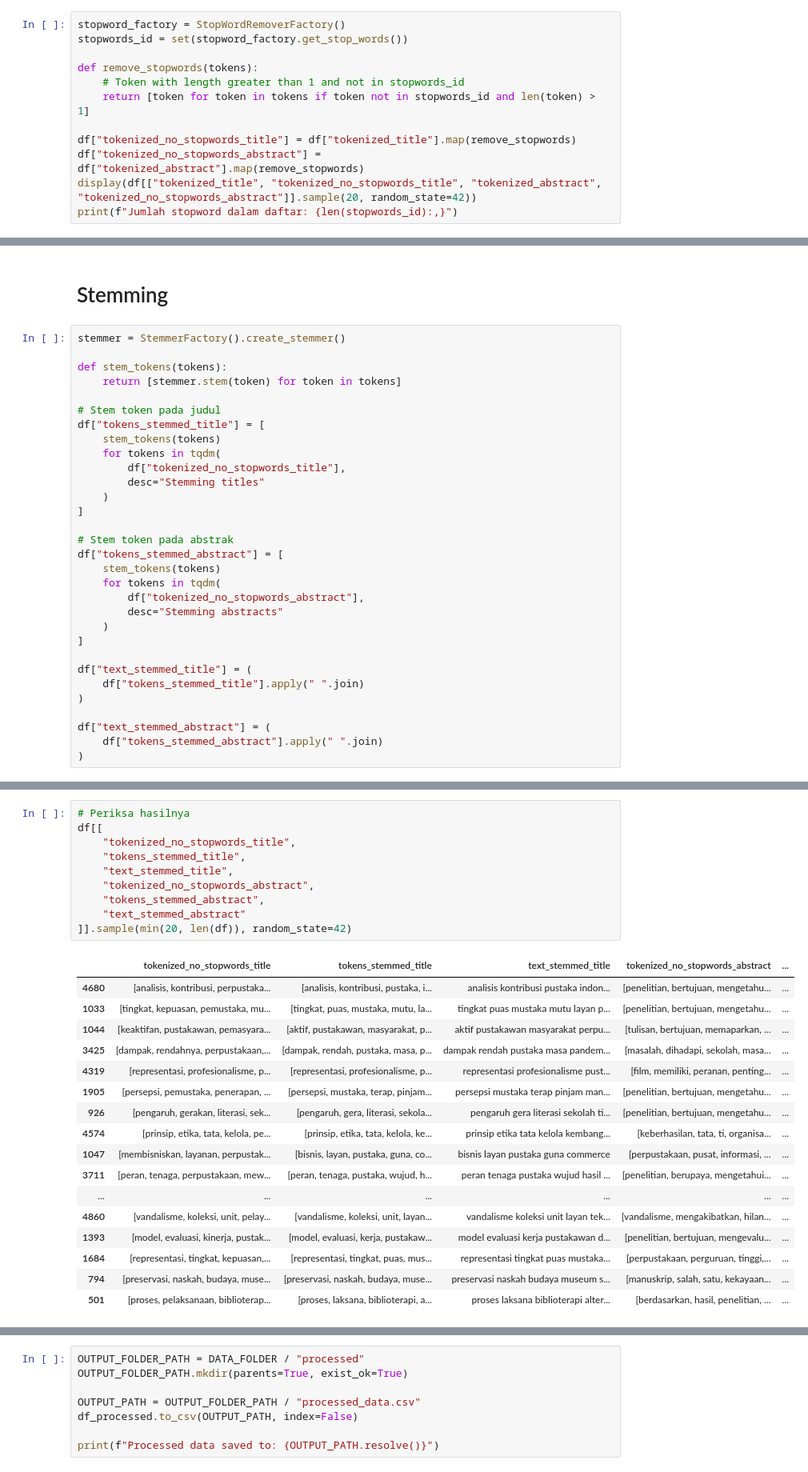
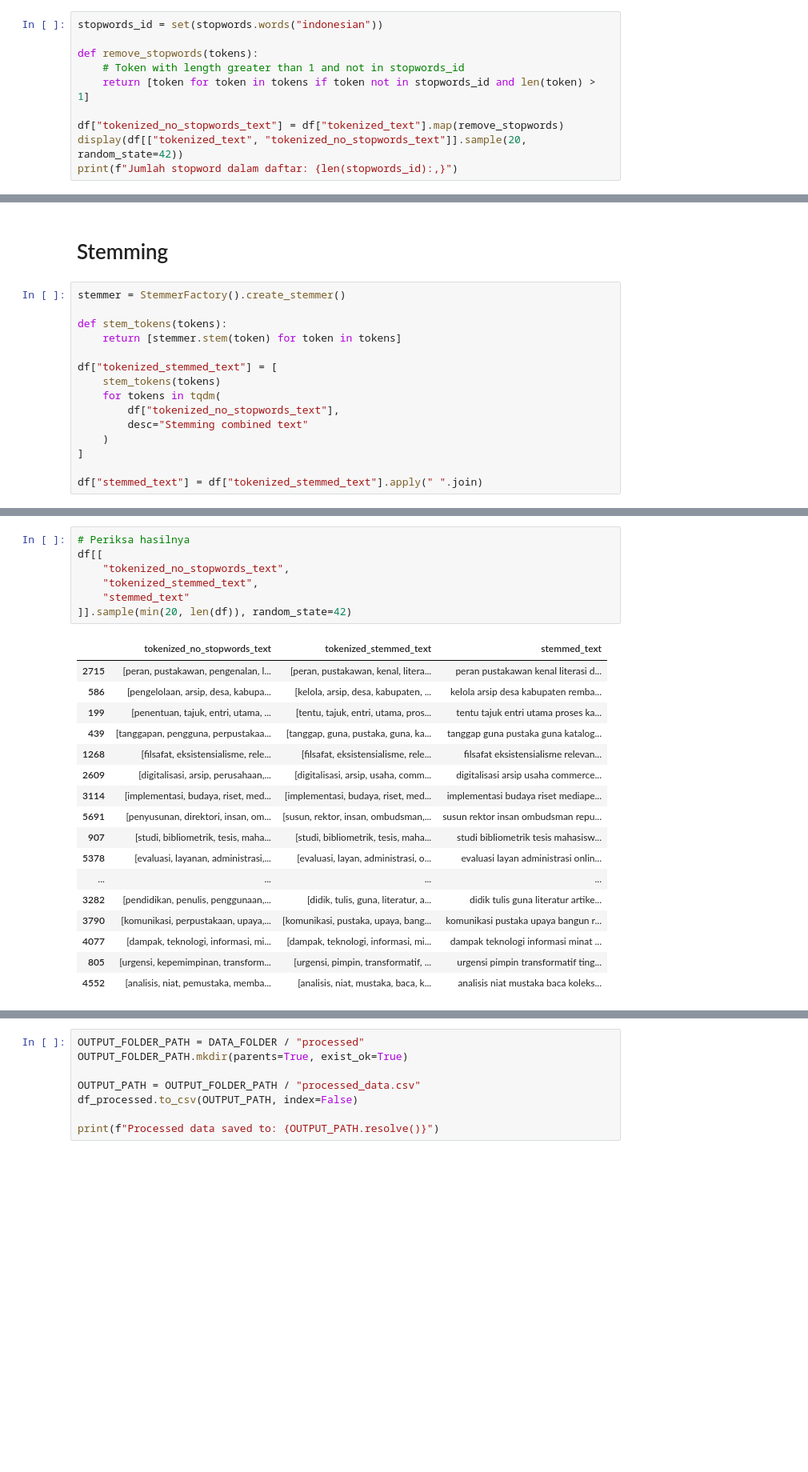
Before and after one commit to UrayMR/article-retrieval, a Jupyter notebook: src/app/notebooks/02_text_processing.ipynb, the cells around one changed output, grey strips where cells are left out. Shown at 80% size. Cells and saved outputs as stored; diff of their text form; blank space fills up the shorter version.

```diff
--- a/src/app/notebooks/02_text_processing.ipynb
+++ b/src/app/notebooks/02_text_processing.ipynb
@@ -111,13 +186,11 @@ df[["normalized_title", "tokenized_title", "normalized_abstract", "tokenized_abs
 # %%
-stopword_factory = StopWordRemoverFactory()
-stopwords_id = set(stopword_factory.get_stop_words())
+stopwords_id = set(stopwords.words("indonesian"))
 
 def remove_stopwords(tokens):
     # Token with length greater than 1 and not in stopwords_id
     return [token for token in tokens if token not in stopwords_id and len(token) > 1]
 
-df["tokenized_no_stopwords_title"] = df["tokenized_title"].map(remove_stopwords)
-df["tokenized_no_stopwords_abstract"] = df["tokenized_abstract"].map(remove_stopwords)
-display(df[["tokenized_title", "tokenized_no_stopwords_title", "tokenized_abstract", "tokenized_no_stopwords_abstract"]].sample(20, random_state=42))
+df["tokenized_no_stopwords_text"] = df["tokenized_text"].map(remove_stopwords)
+display(df[["tokenized_text", "tokenized_no_stopwords_text"]].sample(20, random_state=42))
 print(f"Jumlah stopword dalam daftar: {len(stopwords_id):,}")
 # %% [output]
@@ -147,28 +220,12 @@ stemmer = StemmerFactory().create_stemmer()
 def stem_tokens(tokens):
     return [stemmer.stem(token) for token in tokens]
 
-# Stem token pada judul
-df["tokens_stemmed_title"] = [
+df["tokenized_stemmed_text"] = [
     stem_tokens(tokens)
     for tokens in tqdm(
-        df["tokenized_no_stopwords_title"],
-        desc="Stemming titles"
+        df["tokenized_no_stopwords_text"],
+        desc="Stemming combined text"
     )
 ]
 
-# Stem token pada abstrak
-df["tokens_stemmed_abstract"] = [
-    stem_tokens(tokens)
-    for tokens in tqdm(
-        df["tokenized_no_stopwords_abstract"],
-        desc="Stemming abstracts"
-    )
-]
-
-df["text_stemmed_title"] = (
-    df["tokens_stemmed_title"].apply(" ".join)
-)
-
-df["text_stemmed_abstract"] = (
-    df["tokens_stemmed_abstract"].apply(" ".join)
-)
+df["stemmed_text"] = df["tokenized_stemmed_text"].apply(" ".join)
@@ -177,31 +232,28 @@ KeyError: "['tokens_no_stopwords_title', 'tokens_no_stopwords_abstract'] not in
 # %%
 # Periksa hasilnya
 df[[
-    "tokenized_no_stopwords_title",
-    "tokens_stemmed_title",
-    "text_stemmed_title",
-    "tokenized_no_stopwords_abstract",
-    "tokens_stemmed_abstract",
-    "text_stemmed_abstract"
+    "tokenized_no_stopwords_text",
+    "tokenized_stemmed_text",
+    "stemmed_text"
 ]].sample(min(20, len(df)), random_state=42)
 # %% [output]
-|  | tokenized_no_stopwords_title | tokens_stemmed_title | text_stemmed_title | tokenized_no_stopwords_abstract | ... |
-| 4680 | [analisis, kontribusi, perpustaka... | [analisis, kontribusi, pustaka, i... | analisis kontribusi pustaka indon... | [penelitian, bertujuan, mengetahu... | ... |
-| 1033 | [tingkat, kepuasan, pemustaka, mu... | [tingkat, puas, mustaka, mutu, la... | tingkat puas mustaka mutu layan p... | [penelitian, bertujuan, mengetahu... | ... |
-| 1044 | [keaktifan, pustakawan, pemasyara... | [aktif, pustakawan, masyarakat, p... | aktif pustakawan masyarakat perpu... | [tulisan, bertujuan, memaparkan, ... | ... |
-| 3425 | [dampak, rendahnya, perpustakaan,... | [dampak, rendah, pustaka, masa, p... | dampak rendah pustaka masa pandem... | [masalah, dihadapi, sekolah, masa... | ... |
-| 4319 | [representasi, profesionalisme, p... | [representasi, profesionalisme, p... | representasi profesionalisme pust... | [film, memiliki, peranan, penting... | ... |
-| 1905 | [persepsi, pemustaka, penerapan, ... | [persepsi, mustaka, terap, pinjam... | persepsi mustaka terap pinjam man... | [penelitian, bertujuan, mengetahu... | ... |
-| 926 | [pengaruh, gerakan, literasi, sek... | [pengaruh, gera, literasi, sekola... | pengaruh gera literasi sekolah ti... | [penelitian, bertujuan, mengetahu... | ... |
-| 4574 | [prinsip, etika, tata, kelola, pe... | [prinsip, etika, tata, kelola, ke... | prinsip etika tata kelola kembang... | [keberhasilan, tata, ti, organisa... | ... |
-| 1047 | [membisniskan, layanan, perpustak... | [bisnis, layan, pustaka, guna, co... | bisnis layan pustaka guna commerce | [perpustakaan, pusat, informasi, ... | ... |
-| 3711 | [peran, tenaga, perpustakaan, mew... | [peran, tenaga, pustaka, wujud, h... | peran tenaga pustaka wujud hasil ... | [penelitian, berupaya, mengetahui... | ... |
-| ... | ... | ... | ... | ... | ... |
-| 4860 | [vandalisme, koleksi, unit, pelay... | [vandalisme, koleksi, unit, layan... | vandalisme koleksi unit layan tek... | [vandalisme, mengakibatkan, hilan... | ... |
-| 1393 | [model, evaluasi, kinerja, pustak... | [model, evaluasi, kerja, pustakaw... | model evaluasi kerja pustakawan d... | [penelitian, bertujuan, mengevalu... | ... |
-| 1684 | [representasi, tingkat, kepuasan,... | [representasi, tingkat, puas, mus... | representasi tingkat puas mustaka... | [perpustakaan, perguruan, tinggi,... | ... |
-| 794 | [preservasi, naskah, budaya, muse... | [preservasi, naskah, budaya, muse... | preservasi naskah budaya museum s... | [manuskrip, salah, satu, kekayaan... | ... |
-| 501 | [proses, pelaksanaan, biblioterap... | [proses, laksana, biblioterapi, a... | proses laksana biblioterapi alter... | [berdasarkan, hasil, penelitian, ... | ... |
+|  | tokenized_no_stopwords_text | tokenized_stemmed_text | stemmed_text |
+| 2715 | [peran, pustakawan, pengenalan, l... | [peran, pustakawan, kenal, litera... | peran pustakawan kenal literasi d... |
+| 586 | [pengelolaan, arsip, desa, kabupa... | [kelola, arsip, desa, kabupaten, ... | kelola arsip desa kabupaten remba... |
+| 199 | [penentuan, tajuk, entri, utama, ... | [tentu, tajuk, entri, utama, pros... | tentu tajuk entri utama proses ka... |
+| 439 | [tanggapan, pengguna, perpustakaa... | [tanggap, guna, pustaka, guna, ka... | tanggap guna pustaka guna katalog... |
+| 1268 | [filsafat, eksistensialisme, rele... | [filsafat, eksistensialisme, rele... | filsafat eksistensialisme relevan... |
+| 2609 | [digitalisasi, arsip, perusahaan,... | [digitalisasi, arsip, usaha, comm... | digitalisasi arsip usaha commerce... |
+| 3114 | [implementasi, budaya, riset, med... | [implementasi, budaya, riset, med... | implementasi budaya riset mediape... |
+| 5691 | [penyusunan, direktori, insan, om... | [susun, rektor, insan, ombudsman,... | susun rektor insan ombudsman repu... |
+| 907 | [studi, bibliometrik, tesis, maha... | [studi, bibliometrik, tesis, maha... | studi bibliometrik tesis mahasisw... |
+| 5378 | [evaluasi, layanan, administrasi,... | [evaluasi, layan, administrasi, o... | evaluasi layan administrasi onlin... |
+| ... | ... | ... | ... |
+| 3282 | [pendidikan, penulis, penggunaan,... | [didik, tulis, guna, literatur, a... | didik tulis guna literatur artike... |
+| 3790 | [komunikasi, perpustakaan, upaya,... | [komunikasi, pustaka, upaya, bang... | komunikasi pustaka upaya bangun r... |
+| 4077 | [dampak, teknologi, informasi, mi... | [dampak, teknologi, informasi, mi... | dampak teknologi informasi minat ... |
+| 805 | [urgensi, kepemimpinan, transform... | [urgensi, pimpin, transformatif, ... | urgensi pimpin transformatif ting... |
+| 4552 | [analisis, niat, pemustaka, memba... | [analisis, niat, mustaka, baca, k... | analisis niat mustaka baca koleks... |
 # %%
 # Export the processed DataFrame to a new CSV file
 df_processed = pd.DataFrame({
```
Also changed, not shown: parts of 14 cells of this notebook, 4 other files.
